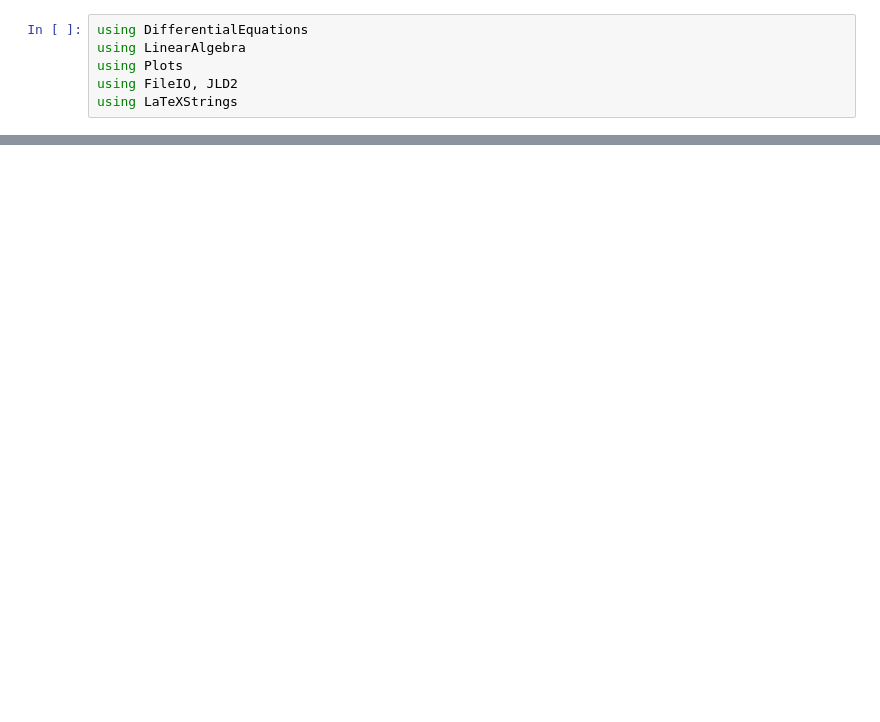
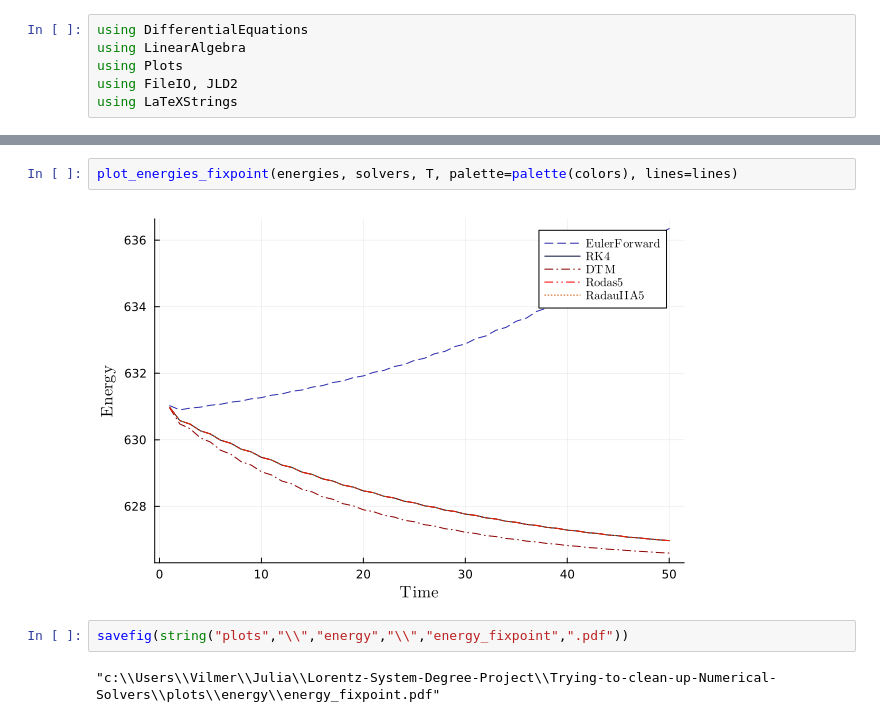
Before and after one commit to eiralarsson/Lorentz-System-Degree-Project, a Jupyter notebook: Trying-to-clean-up-Numerical-Solvers/energy.ipynb, the cells around one changed output, grey strips where cells are left out. Drawn from its saved outputs; the diff is of its cells as text; blank space fills up the shorter version.

```diff
--- a/Trying-to-clean-up-Numerical-Solvers/energy.ipynb
+++ b/Trying-to-clean-up-Numerical-Solvers/energy.ipynb
@@ -53,0 +129,8 @@ savefig(string("plots","\\","energy","\\","energy_μ=",μ,".png"))
+# %%
+plot_energies_fixpoint(energies, solvers, T, palette=palette(colors), lines=lines)
+# %% [output]
+[figure, added]
+# %%
+savefig(string("plots","\\","energy","\\","energy_fixpoint",".pdf"))
+# %% [output]
+"c:\\Users\\Vilmer\\Julia\\Lorentz-System-Degree-Project\\Trying-to-clean-up-Numerical-Solvers\\plots\\energy\\energy_fixpoint.pdf"
```
Also changed, not shown: parts of 20 cells of this notebook, 3 other files.
